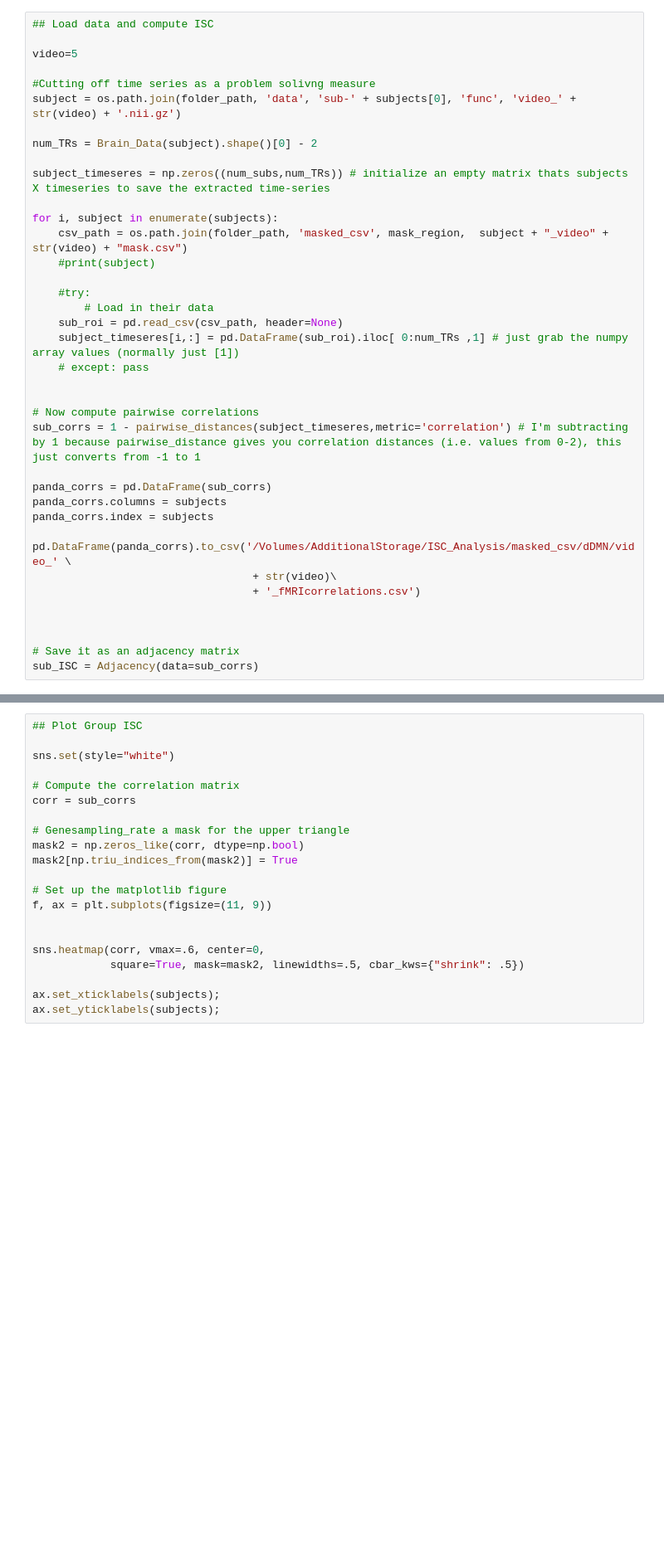
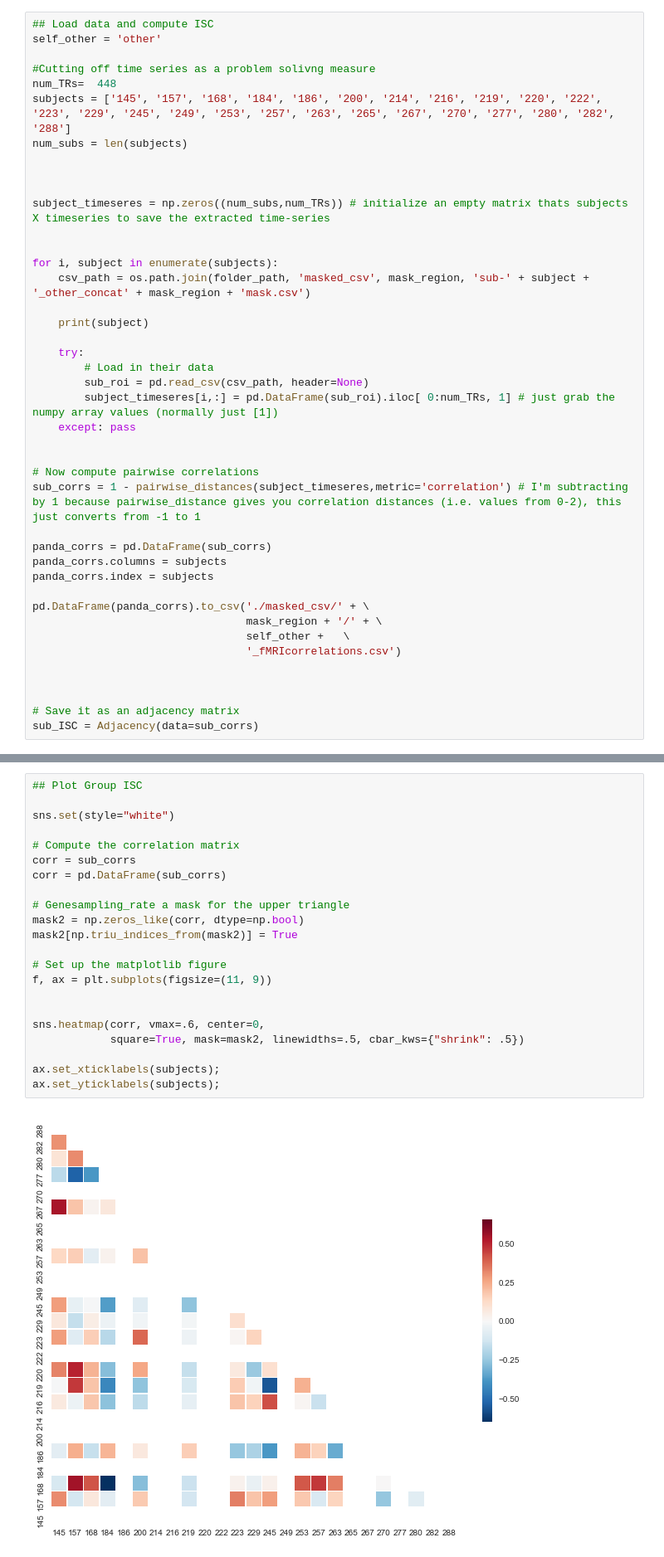
Before and after one commit to Marissa-Clark/EmpathicAccuracy_ISC, a Jupyter notebook: 31_fMRI_Correlations.ipynb, the cells around one changed output, grey strips where cells are left out. Shown at 83% size. Saved outputs shown, nothing was run; the diff lists cells and outputs as text; blank space fills up the shorter version.

```diff
--- a/31_fMRI_Correlations.ipynb
+++ b/31_fMRI_Correlations.ipynb
@@ -187,24 +171,27 @@ for video in range(6,17):
 # %%
 ## Load data and compute ISC
-
-video=5
+self_other = 'other'
 
 #Cutting off time series as a problem solivng measure
-subject = os.path.join(folder_path, 'data', 'sub-' + subjects[0], 'func', 'video_' + str(video) + '.nii.gz')
+num_TRs=  448
+subjects = ['145', '157', '168', '184', '186', '200', '214', '216', '219', '220', '222', '223', '229', '245', '249', '253', '257', '263', '265', '267', '270', '277', '280', '282', '288']
+num_subs = len(subjects)
 
-num_TRs = Brain_Data(subject).shape()[0] - 2
+
 
 subject_timeseres = np.zeros((num_subs,num_TRs)) # initialize an empty matrix thats subjects X timeseries to save the extracted time-series
 
+
 for i, subject in enumerate(subjects):
-    csv_path = os.path.join(folder_path, 'masked_csv', mask_region,  subject + "_video" + str(video) + "mask.csv")
-    #print(subject)
+    csv_path = os.path.join(folder_path, 'masked_csv', mask_region, 'sub-' + subject + '_other_concat' + mask_region + 'mask.csv')
 
-    #try:
+    print(subject)
+
+    try:
         # Load in their data
-    sub_roi = pd.read_csv(csv_path, header=None)
-    subject_timeseres[i,:] = pd.DataFrame(sub_roi).iloc[ 0:num_TRs ,1] # just grab the numpy array values (normally just [1])
-    # except: pass
+        sub_roi = pd.read_csv(csv_path, header=None)
+        subject_timeseres[i,:] = pd.DataFrame(sub_roi).iloc[ 0:num_TRs, 1] # just grab the numpy array values (normally just [1])
+    except: pass
 
 
 # Now compute pairwise correlations
@@ -214,9 +201,10 @@ panda_corrs = pd.DataFrame(sub_corrs)
 panda_corrs.columns = subjects
 panda_corrs.index = subjects
 
-pd.DataFrame(panda_corrs).to_csv('/Volumes/AdditionalStorage/ISC_Analysis/masked_csv/dDMN/video_' \
-                                  + str(video)\
-                                  + '_fMRIcorrelations.csv')
+pd.DataFrame(panda_corrs).to_csv('./masked_csv/' + \
+                                 mask_region + '/' + \
+                                 self_other +   \
+                                 '_fMRIcorrelations.csv')
 
 
 
@@ -225,24 +231,27 @@ sub_ISC = Adjacency(data=sub_corrs)
 # %%
 ## Plot Group ISC
 
 sns.set(style="white")
 
 # Compute the correlation matrix
 corr = sub_corrs
+corr = pd.DataFrame(sub_corrs)
 
 # Genesampling_rate a mask for the upper triangle
 mask2 = np.zeros_like(corr, dtype=np.bool)
 mask2[np.triu_indices_from(mask2)] = True
 
 # Set up the matplotlib figure
 f, ax = plt.subplots(figsize=(11, 9))
 
 
 sns.heatmap(corr, vmax=.6, center=0,
             square=True, mask=mask2, linewidths=.5, cbar_kws={"shrink": .5})
 
 ax.set_xticklabels(subjects);
 ax.set_yticklabels(subjects);
+# %% [output]
+[figure, added]
 # %%
 # Plot ISC Timeseries
 
```
Also changed, not shown: parts of 9 cells of this notebook, 5 other files.
